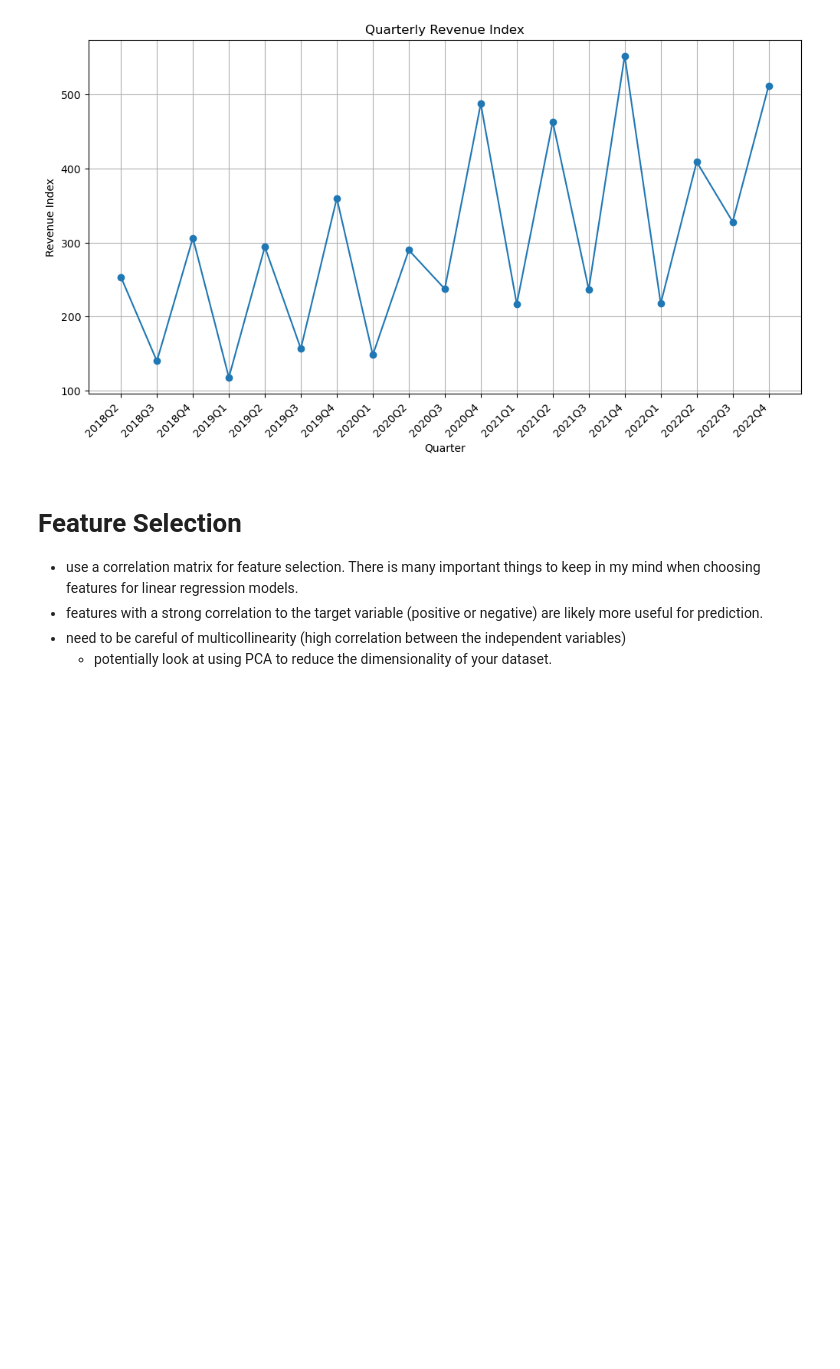
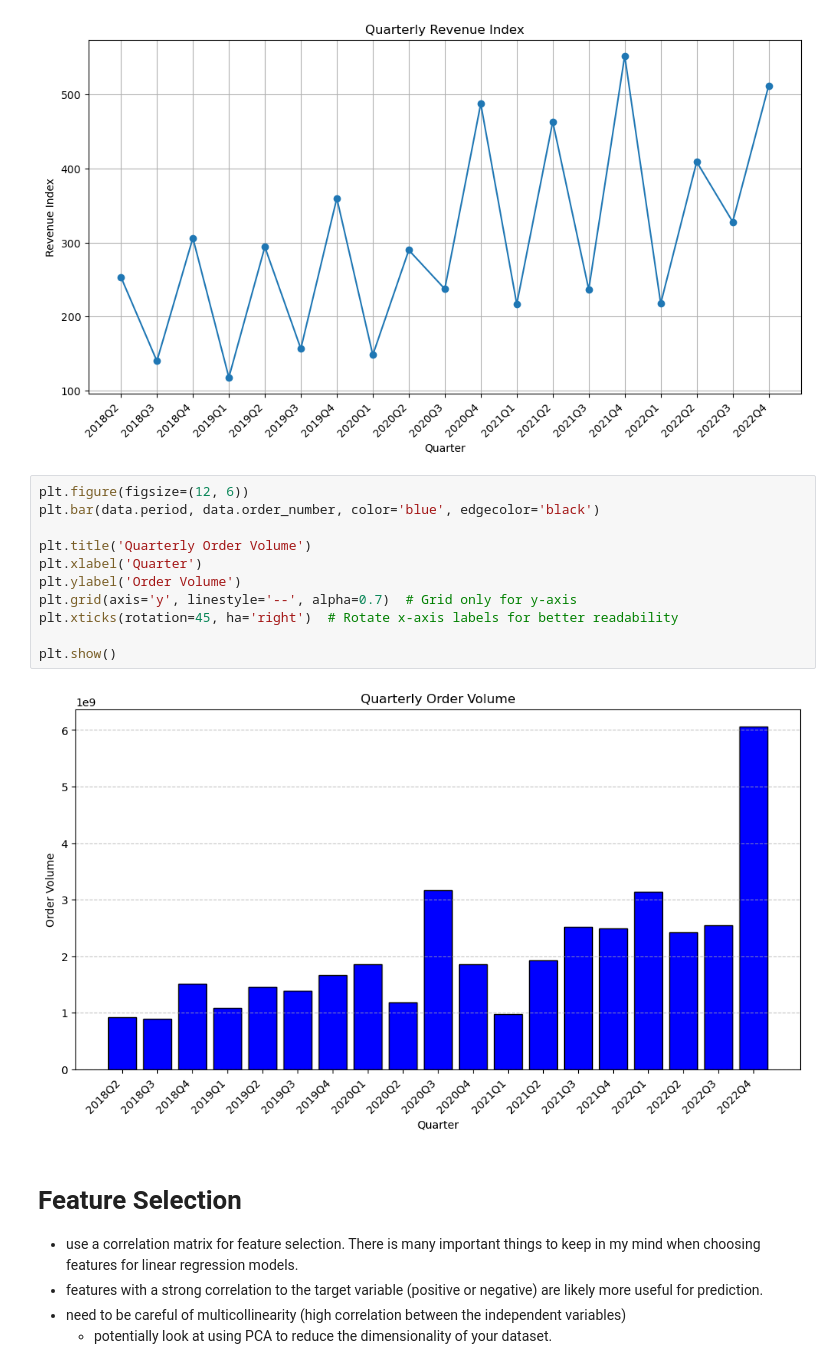
Before and after one commit to andrewbarwise/odp_screening, a Jupyter notebook: modelling.ipynb, the cells around one changed output. Cells and saved outputs as stored; diff of their text form; blank space fills up the shorter version.

```diff
--- a/modelling.ipynb
+++ b/modelling.ipynb
@@ -30,6 +30,19 @@ plt.xticks(rotation=45, ha='right')
 plt.show()
 # %% [output]
 [figure]
+# %%
+plt.figure(figsize=(12, 6))
+plt.bar(data.period, data.order_number, color='blue', edgecolor='black')
+
+plt.title('Quarterly Order Volume')
+plt.xlabel('Quarter')
+plt.ylabel('Order Volume')
+plt.grid(axis='y', linestyle='--', alpha=0.7)  # Grid only for y-axis
+plt.xticks(rotation=45, ha='right')  # Rotate x-axis labels for better readability
+
+plt.show()
+# %% [output]
+[figure, added]
 # %% [markdown]
 # Feature Selection
 - use a correlation matrix for feature selection. There is many important things to keep in my mind when choosing features for linear regression models.
```
Also changed, not shown: parts of 1 cell of this notebook, 2 other files.
